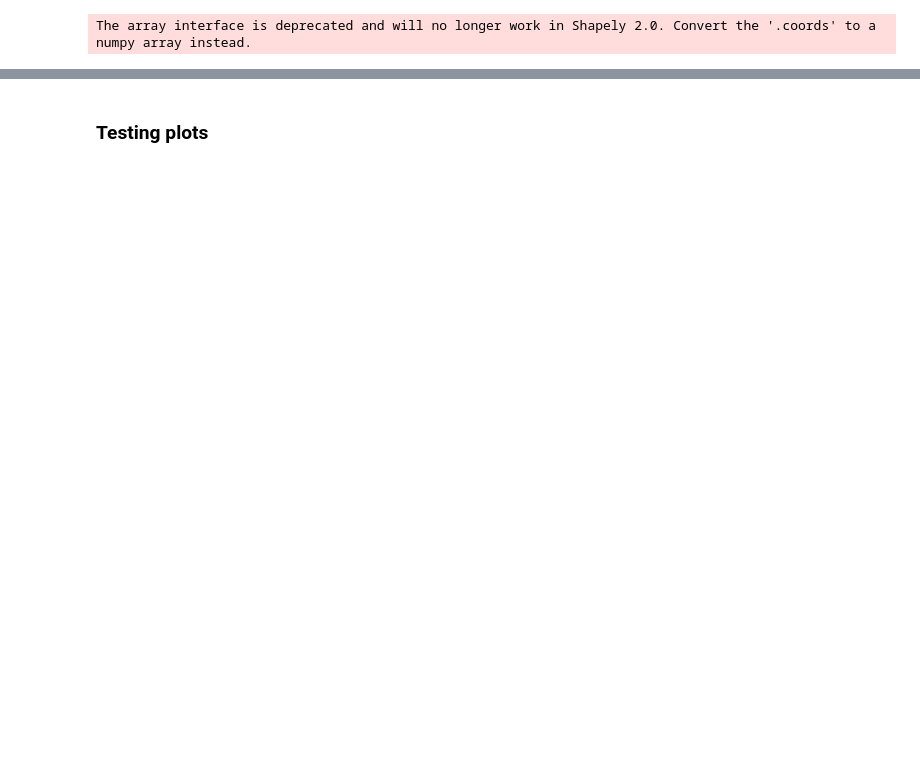
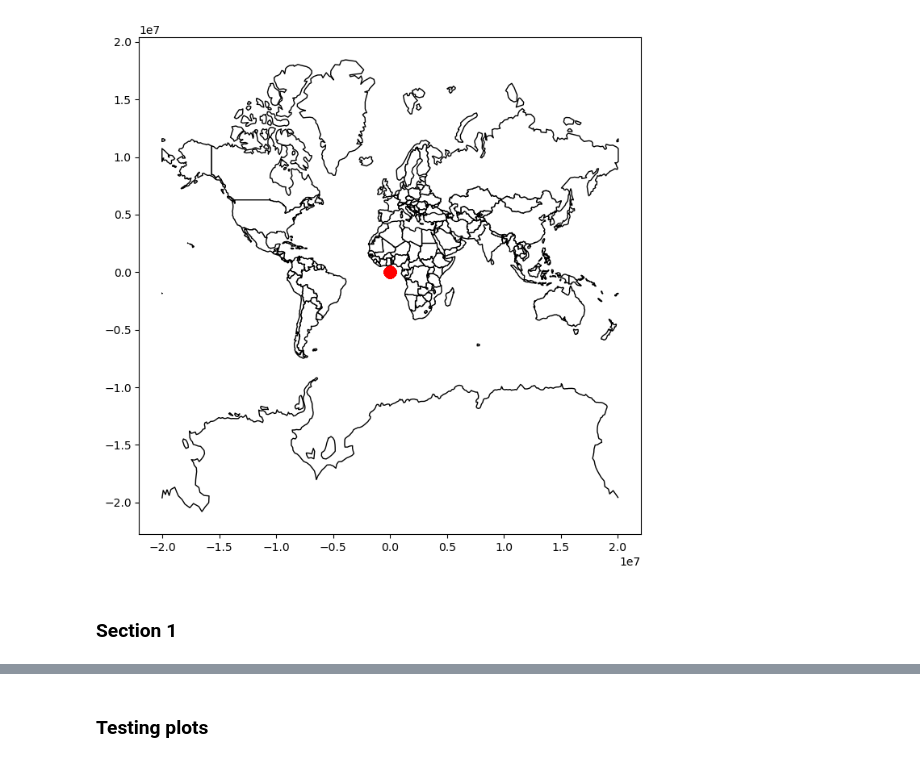
Before and after one commit to natebendermontana/capstone_rmi, a Jupyter notebook: data_exploration.ipynb, the cells around one changed output, grey strips where cells are left out. Saved outputs shown, nothing was run; the diff lists cells and outputs as text; code cells hidden in the pictures; blank space fills up the shorter version.

```diff
--- a/data_exploration.ipynb
+++ b/data_exploration.ipynb
@@ -16,0 +105,12 @@ flare_up_21 = pd.read_excel("/Users/natebender/Desktop/repo/capstone_rmi/data/VI
+# %%
+# putting the worldmap in the 3857 crs completely destroys the plotting. Don't know why yet.
+# Perhaps it's something to do with the units, all the flares are plotted at 0,0 here.
+worldmap_new = worldmap.to_crs(epsg=3857)
+fig, ax = plt.subplots(figsize = (10,8))
+worldmap_new.plot(ax = ax, color = 'white', edgecolor = 'black')
+flare_up_21.plot(ax = ax, color='red', markersize=100)  # increase size for visibility
+plt.show()
+# %% [output]
+[figure, added]
+# %% [markdown]
+### Section 1
@@ -21,6 +131,0 @@ flare_up_21 = flare_up_21.loc[flare_up_21["ISO Code"] == "USA"]  # subset to jus
-# %%
-# Convert lat/long to points in geodataframe
-flare_up_21 = gp.GeoDataFrame(
-    flare_up_21, geometry=gp.points_from_xy(flare_up_21["Longitude"], flare_up_21["Latitude"]), crs = us_states.crs)
-# %% [output]
-The array interface is deprecated and will no longer work in Shapely 2.0. Convert the '.coords' to a numpy array instead.
```
Also changed, not shown: parts of 28 cells of this notebook, 2 other files.
